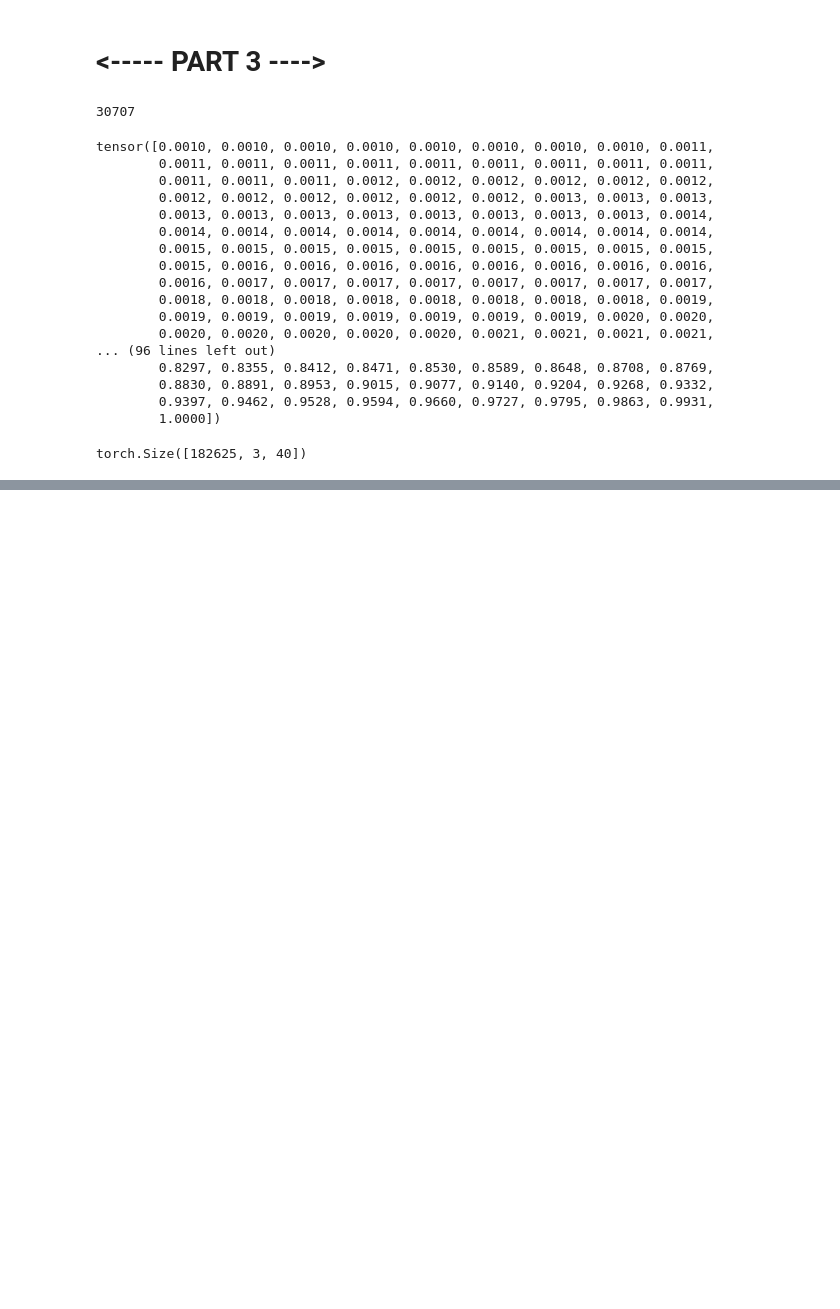
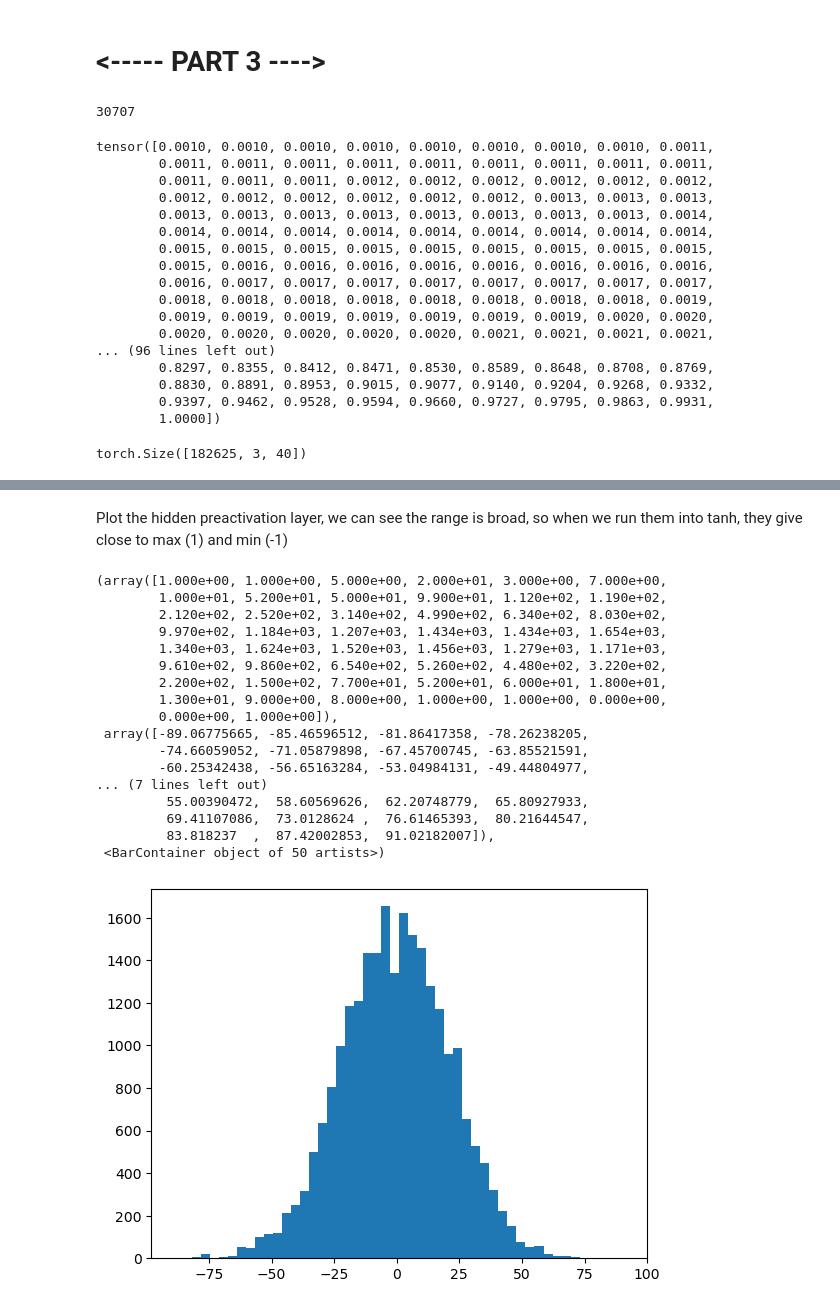
Before and after one commit to rbuke/karpathy-training, a Jupyter notebook: makemore-mlp/notebook.ipynb, the cells around one changed output, grey strips where cells are left out. Saved outputs shown, nothing was run; the diff lists cells and outputs as text; code cells hidden in the pictures; blank space fills up the shorter version.

```diff
--- a/makemore-mlp/notebook.ipynb
+++ b/makemore-mlp/notebook.ipynb
@@ -718,0 +760,23 @@ tensor(0.0359)
+# %% [markdown]
+Plot the hidden preactivation layer, we can see the range is broad, so when we run them into tanh, they give close to max (1) and min (-1)
+# %%
+plt.hist(hpreact.view(-1).tolist(), 50)
+# %% [output]
+(array([1.000e+00, 1.000e+00, 5.000e+00, 2.000e+01, 3.000e+00, 7.000e+00,
+        1.000e+01, 5.200e+01, 5.000e+01, 9.900e+01, 1.120e+02, 1.190e+02,
+        2.120e+02, 2.520e+02, 3.140e+02, 4.990e+02, 6.340e+02, 8.030e+02,
+        9.970e+02, 1.184e+03, 1.207e+03, 1.434e+03, 1.434e+03, 1.654e+03,
+        1.340e+03, 1.624e+03, 1.520e+03, 1.456e+03, 1.279e+03, 1.171e+03,
+        9.610e+02, 9.860e+02, 6.540e+02, 5.260e+02, 4.480e+02, 3.220e+02,
+        2.200e+02, 1.500e+02, 7.700e+01, 5.200e+01, 6.000e+01, 1.800e+01,
+        1.300e+01, 9.000e+00, 8.000e+00, 1.000e+00, 1.000e+00, 0.000e+00,
+        0.000e+00, 1.000e+00]),
+ array([-89.06775665, -85.46596512, -81.86417358, -78.26238205,
+        -74.66059052, -71.05879898, -67.45700745, -63.85521591,
+        -60.25342438, -56.65163284, -53.04984131, -49.44804977,
+... (7 lines left out)
+         55.00390472,  58.60569626,  62.20748779,  65.80927933,
+         69.41107086,  73.0128624 ,  76.61465393,  80.21644547,
+         83.818237  ,  87.42002853,  91.02182007]),
+ <BarContainer object of 50 artists>)
+[figure, added]
```
Also changed, not shown: parts of 7 cells of this notebook.
